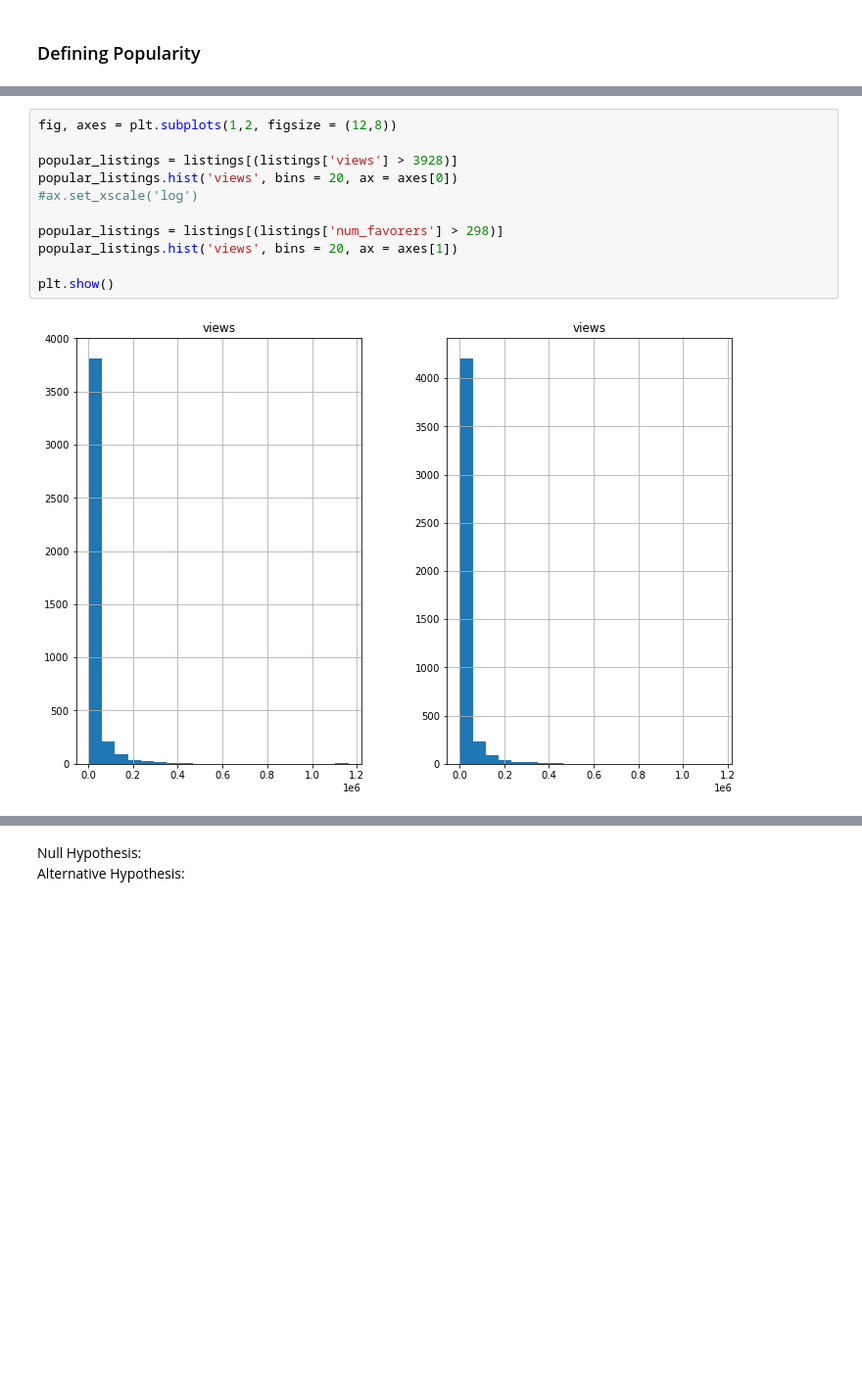
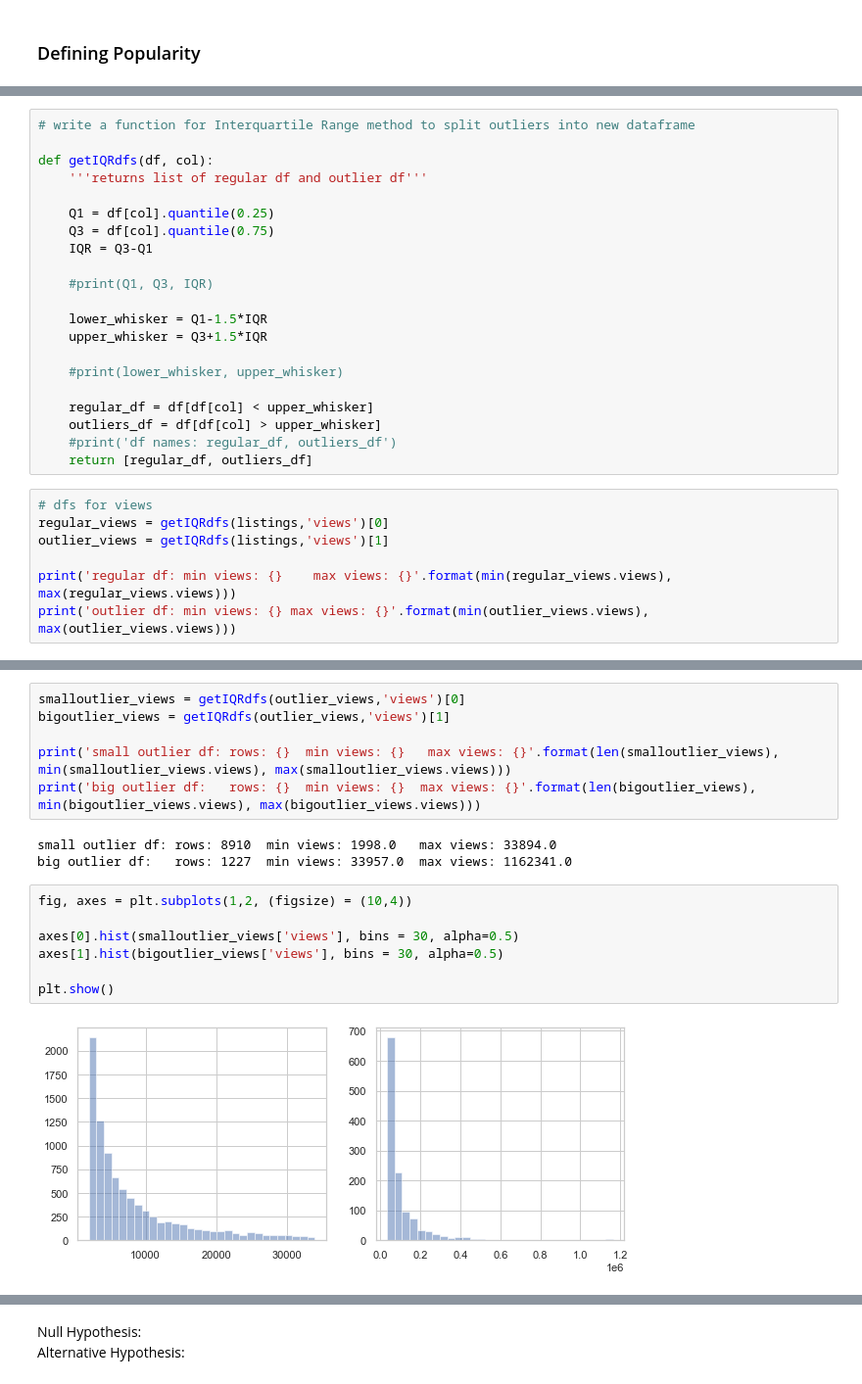
Before and after one commit to kellybean19/Etsy-Listings-Over-Time, a Jupyter notebook: etsy EDA.ipynb, the cells around one changed output, grey strips where cells are left out. Shown at 98% size. Cells and saved outputs as stored; diff of their text form; blank space fills up the shorter version.

```diff
--- a/etsy EDA.ipynb
+++ b/etsy EDA.ipynb
@@ -532,0 +457,28 @@ plt.show()
+# %%
+# write a function for Interquartile Range method to split outliers into new dataframe
+
+def getIQRdfs(df, col):
+    '''returns list of regular df and outlier df'''
+
+    Q1 = df[col].quantile(0.25)
+    Q3 = df[col].quantile(0.75)
+    IQR = Q3-Q1
+
+    #print(Q1, Q3, IQR)
+
+    lower_whisker = Q1-1.5*IQR
+    upper_whisker = Q3+1.5*IQR
+
+    #print(lower_whisker, upper_whisker)
+
+    regular_df = df[df[col] < upper_whisker]
+    outliers_df = df[df[col] > upper_whisker]
+    #print('df names: regular_df, outliers_df')
+    return [regular_df, outliers_df]
+# %%
+# dfs for views
+regular_views = getIQRdfs(listings,'views')[0]
+outlier_views = getIQRdfs(listings,'views')[1]
+
+print('regular df: min views: {}    max views: {}'.format(min(regular_views.views), max(regular_views.views)))
+print('outlier df: min views: {} max views: {}'.format(min(outlier_views.views), max(outlier_views.views)))
@@ -533,13 +539,18 @@ plt.show()
+# %%
+smalloutlier_views = getIQRdfs(outlier_views,'views')[0]
+bigoutlier_views = getIQRdfs(outlier_views,'views')[1]
+
+print('small outlier df: rows: {}  min views: {}   max views: {}'.format(len(smalloutlier_views), min(smalloutlier_views.views), max(smalloutlier_views.views)))
+print('big outlier df:   rows: {}  min views: {}  max views: {}'.format(len(bigoutlier_views), min(bigoutlier_views.views), max(bigoutlier_views.views)))
+# %% [output]
+small outlier df: rows: 8910  min views: 1998.0   max views: 33894.0
+big outlier df:   rows: 1227  min views: 33957.0  max views: 1162341.0
 # %%
-fig, axes = plt.subplots(1,2, figsize = (12,8))
+fig, axes = plt.subplots(1,2, (figsize) = (10,4))
 
-popular_listings = listings[(listings['views'] > 3928)]
-popular_listings.hist('views', bins = 20, ax = axes[0])
-#ax.set_xscale('log')
-
-popular_listings = listings[(listings['num_favorers'] > 298)]
-popular_listings.hist('views', bins = 20, ax = axes[1])
+axes[0].hist(smalloutlier_views['views'], bins = 30, alpha=0.5)
+axes[1].hist(bigoutlier_views['views'], bins = 30, alpha=0.5)
 
 plt.show()
 # %% [output]
-[figure, old version]
+[figure, new version]
```
Also changed, not shown: parts of 124 cells of this notebook.
